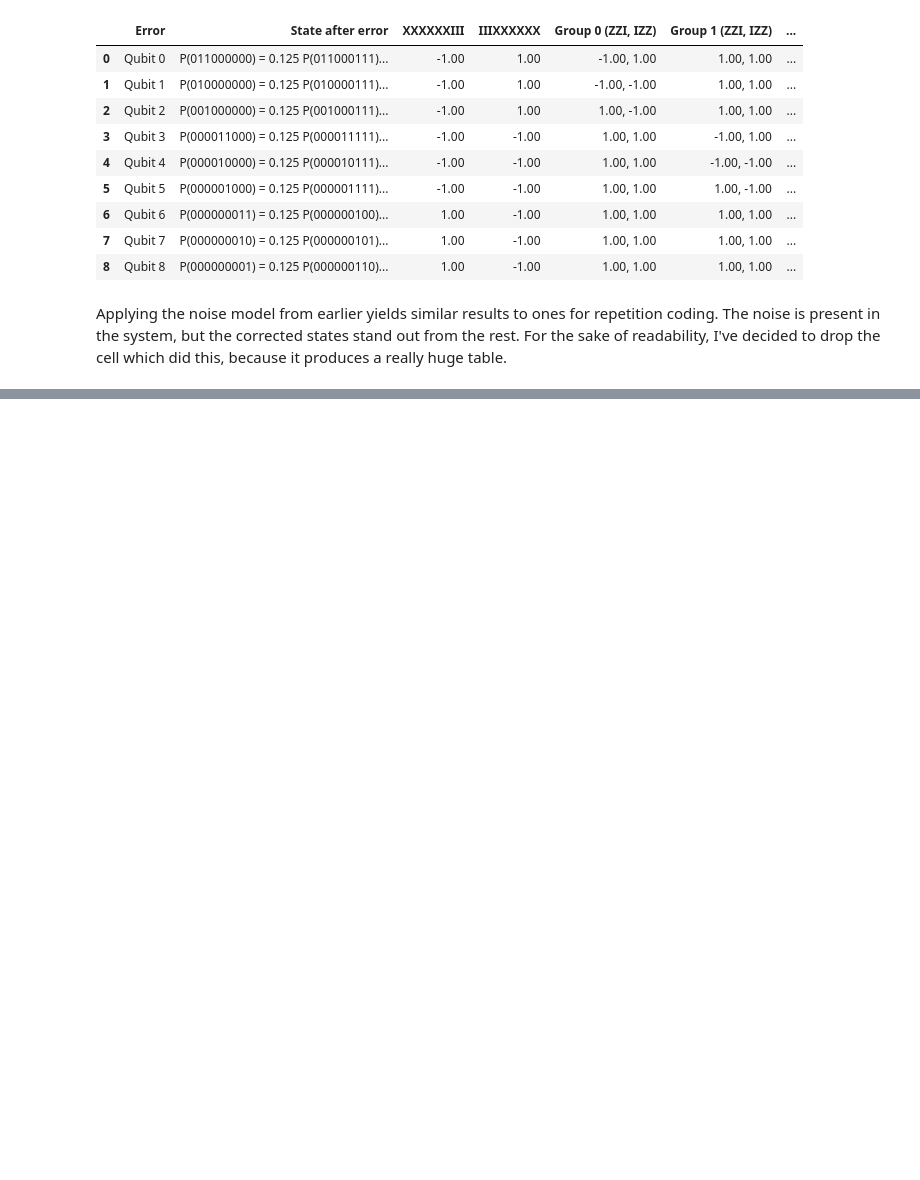
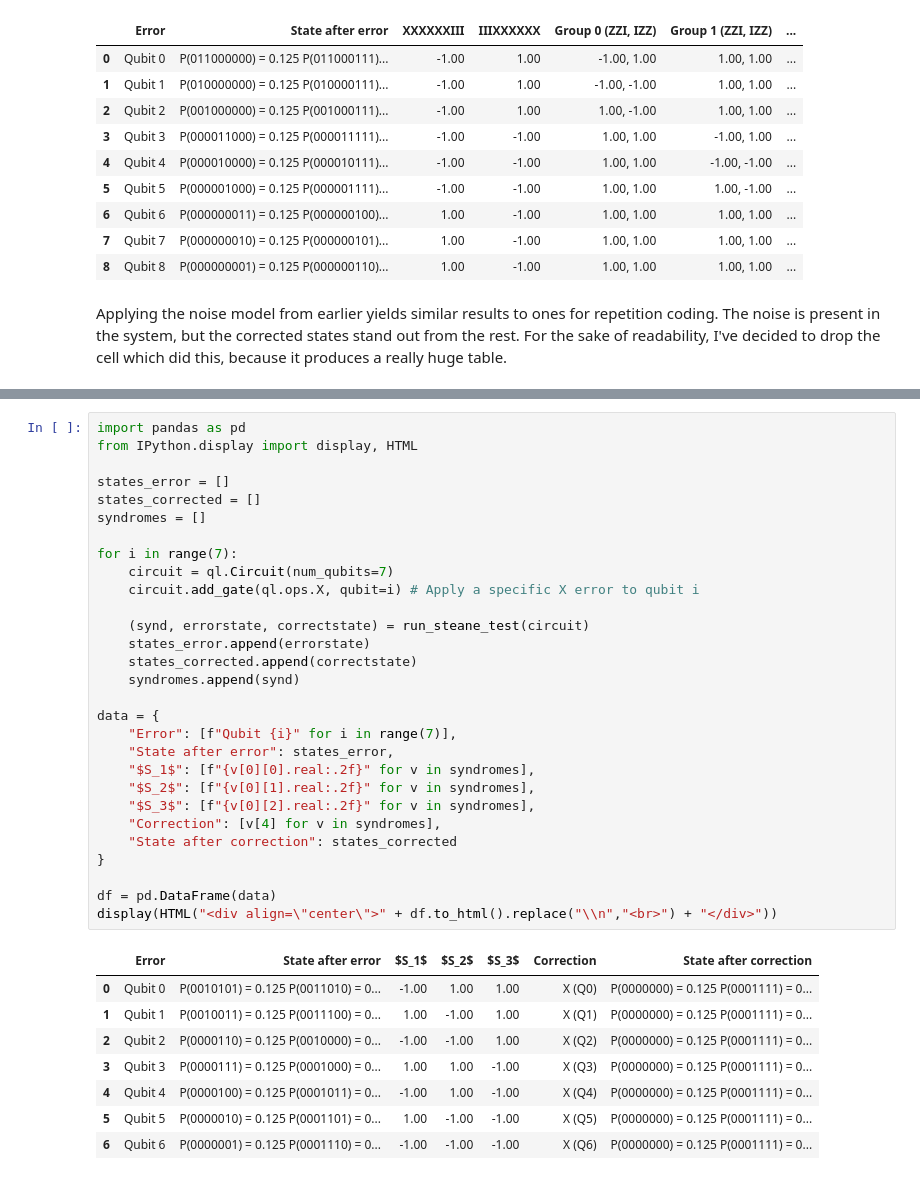
Before and after one commit to vladimirdabic/qosf_screening_tasks, a Jupyter notebook: qosf_screening_tasks.ipynb, the cells around one changed output, grey strips where cells are left out. Drawn from its saved outputs; the diff is of its cells as text; blank space fills up the shorter version.

Commit message:
Add Steane implementation

```diff
--- a/qosf_screening_tasks.ipynb
+++ b/qosf_screening_tasks.ipynb
@@ -896,0 +1023,38 @@ The table for phase-flips is shown below.
+# %%
+import pandas as pd
+from IPython.display import display, HTML
+
+states_error = []
+states_corrected = []
+syndromes = []
+
+for i in range(7):
+    circuit = ql.Circuit(num_qubits=7)
+    circuit.add_gate(ql.ops.X, qubit=i) # Apply a specific X error to qubit i
+
+    (synd, errorstate, correctstate) = run_steane_test(circuit)
+    states_error.append(errorstate)
+    states_corrected.append(correctstate)
+    syndromes.append(synd)
+
+data = {
+    "Error": [f"Qubit {i}" for i in range(7)],
+    "State after error": states_error,
+    "$S_1$": [f"{v[0][0].real:.2f}" for v in syndromes],
+    "$S_2$": [f"{v[0][1].real:.2f}" for v in syndromes],
+    "$S_3$": [f"{v[0][2].real:.2f}" for v in syndromes],
+    "Correction": [v[4] for v in syndromes],
+    "State after correction": states_corrected
+}
+
+df = pd.DataFrame(data)
+display(HTML("<div align=\"center\">" + df.to_html().replace("\\n","<br>") + "</div>"))
+# %% [output]
+|  | Error | State after error | $S_1$ | $S_2$ | $S_3$ | Correction | State after correction |
+| 0 | Qubit 0 | P(0010101) = 0.125 P(0011010) = 0... | -1.00 | 1.00 | 1.00 | X (Q0) | P(0000000) = 0.125 P(0001111) = 0... |
+| 1 | Qubit 1 | P(0010011) = 0.125 P(0011100) = 0... | 1.00 | -1.00 | 1.00 | X (Q1) | P(0000000) = 0.125 P(0001111) = 0... |
+| 2 | Qubit 2 | P(0000110) = 0.125 P(0010000) = 0... | -1.00 | -1.00 | 1.00 | X (Q2) | P(0000000) = 0.125 P(0001111) = 0... |
+| 3 | Qubit 3 | P(0000111) = 0.125 P(0001000) = 0... | 1.00 | 1.00 | -1.00 | X (Q3) | P(0000000) = 0.125 P(0001111) = 0... |
+| 4 | Qubit 4 | P(0000100) = 0.125 P(0001011) = 0... | -1.00 | 1.00 | -1.00 | X (Q4) | P(0000000) = 0.125 P(0001111) = 0... |
+| 5 | Qubit 5 | P(0000010) = 0.125 P(0001101) = 0... | 1.00 | -1.00 | -1.00 | X (Q5) | P(0000000) = 0.125 P(0001111) = 0... |
+| 6 | Qubit 6 | P(0000001) = 0.125 P(0001110) = 0... | -1.00 | -1.00 | -1.00 | X (Q6) | P(0000000) = 0.125 P(0001111) = 0... |
```
Also changed, not shown: parts of 11 cells of this notebook.
